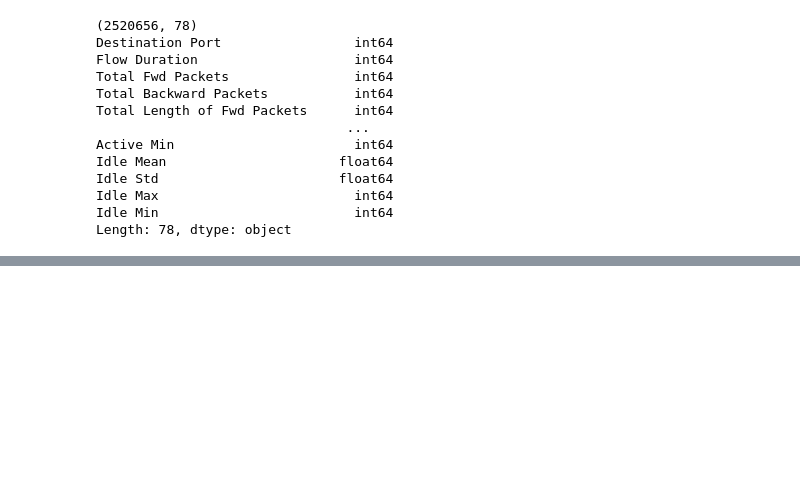
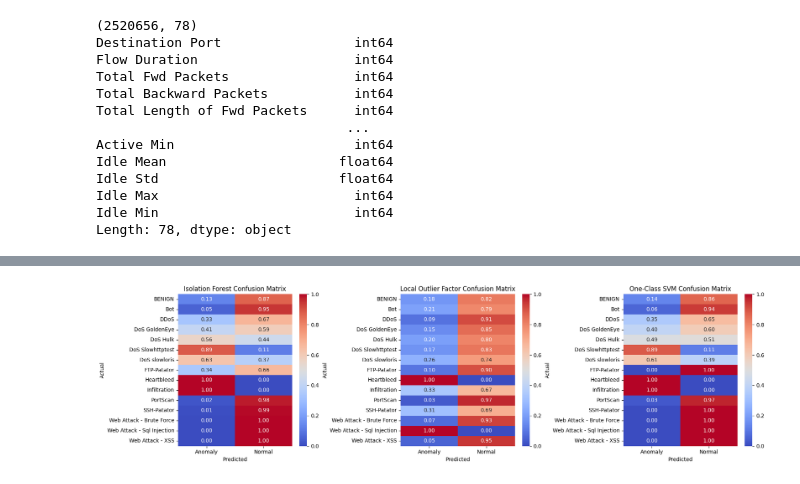
Before and after one commit to llaxna/AI-driven-SOC-Dashboard, a Jupyter notebook: AI_SOC.ipynb, the cells around one changed output, grey strips where cells are left out. Cells and saved outputs as stored; diff of their text form; code cells hidden in the pictures; blank space fills up the shorter version.

```diff
--- a/AI_SOC.ipynb
+++ b/AI_SOC.ipynb
@@ -512,0 +467,18 @@ from sklearn.metrics import classification_report, roc_auc_score, precision_reca
+# %%
+fig, axs = plt.subplots(1, 3, figsize=(18, 5))
+models = ['iso_pred', 'lof_pred', 'ocsvm_pred']
+titles = ['Isolation Forest', 'Local Outlier Factor', 'One-Class SVM']
+
+for i, model in enumerate(models):
+    sns.heatmap(
+        pd.crosstab(df_sample['Label'], df_sample[model], normalize='index'),
+        annot=True, fmt=".2f", cmap='coolwarm', ax=axs[i]
+    )
+    axs[i].set_title(f'{titles[i]} Confusion Matrix')
+    axs[i].set_xlabel('Predicted')
+    axs[i].set_ylabel('Actual')
+
+plt.tight_layout()
+plt.show()
+# %% [output]
+[figure, added]
```
Also changed, not shown: parts of 33 cells of this notebook.
